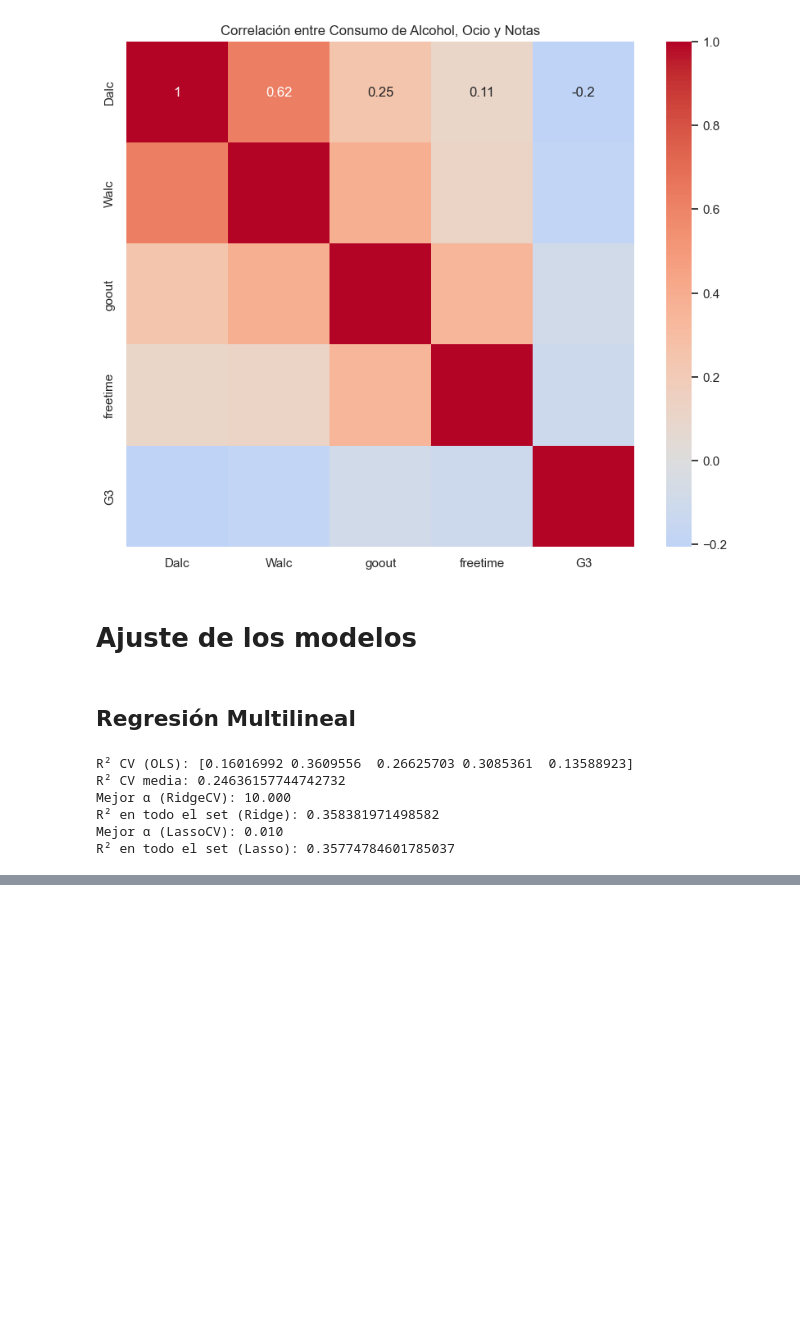
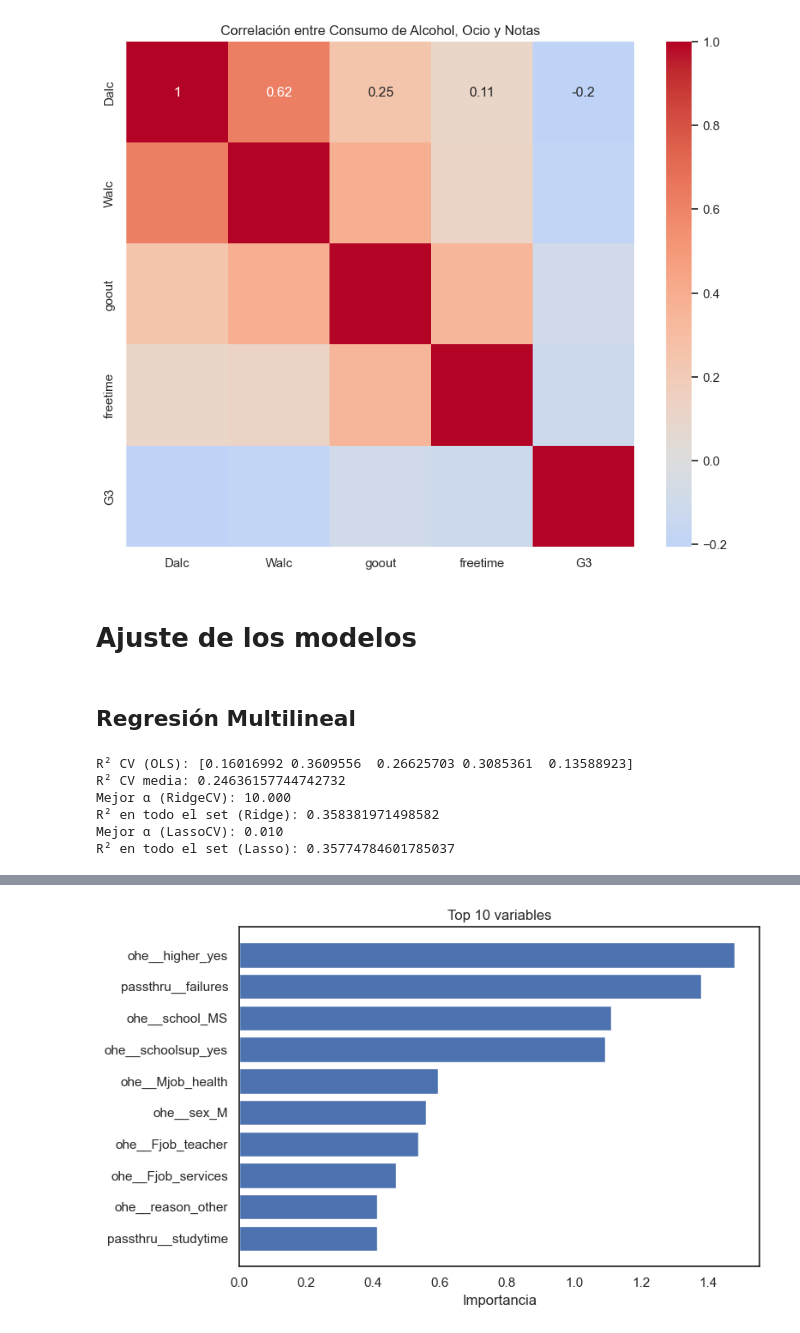
Before and after one commit to jotapppppe/Proyecto_CA0411, a Jupyter notebook: main.ipynb, the cells around one changed output, grey strips where cells are left out. Cells and saved outputs as stored; diff of their text form; code cells hidden in the pictures; blank space fills up the shorter version.

```diff
--- a/main.ipynb
+++ b/main.ipynb
@@ -429,0 +475,57 @@ R² en todo el set (Lasso): 0.35774784601785037
+# %%
+import pandas as pd
+import numpy as np
+import matplotlib.pyplot as plt
+
+from sklearn.preprocessing import OneHotEncoder
+from sklearn.compose import ColumnTransformer
+from sklearn.pipeline import make_pipeline
+from sklearn.linear_model import RidgeCV
+from sklearn.model_selection import KFold
+
+# ————————————————————————————————————————————————
+# 1. Asegúrate de tener tu DataFrame cargado en la variable `df`
+#    por ejemplo: df = pd.read_csv('tus_datos.csv')
+# ————————————————————————————————————————————————
+
+# Columnas categóricas y numéricas
+cat_cols = X.select_dtypes(include=['object', 'category']).columns.tolist()
+num_cols = X.select_dtypes(include=['int64', 'float64']).columns.tolist()
+
+# Preprocesador
+preprocessor = ColumnTransformer([
+    ('ohe', OneHotEncoder(drop='first', sparse_output=False), cat_cols),
+    ('passthru', 'passthrough', num_cols)
+])
+
+# 5-fold CV para Ridge
+kf = KFold(n_splits=5, shuffle=True, random_state=42)
+ridge_pipe = make_pipeline(
+    preprocessor,
+    RidgeCV(alphas=[0.1, 1.0, 10.0], cv=kf)
+)
+
+# Ajuste
+ridge_pipe.fit(X, y)
+
+# Extraer nombres de variables y coeficientes
+feature_names = ridge_pipe.named_steps['columntransformer'].get_feature_names_out()
+coefs = ridge_pipe.named_steps['ridgecv'].coef_.flatten()
+
+# Importancia = valor absoluto del coeficiente
+importances = np.abs(coefs)
+imp_series = pd.Series(importances, index=feature_names).sort_values(ascending=False)
+
+# Top 10 variables
+top_n = 10
+top_imp = imp_series.head(top_n)
+
+# Gráfico de barras horizontales
+plt.figure(figsize=(8, 5))
+plt.barh(top_imp.index[::-1], top_imp.values[::-1])
+plt.xlabel('Importancia')
+plt.title(f'Top {top_n} variables')
+plt.tight_layout()
+plt.show()
+# %% [output]
+[figure, added]
```
Also changed, not shown: parts of 2 cells of this notebook.
